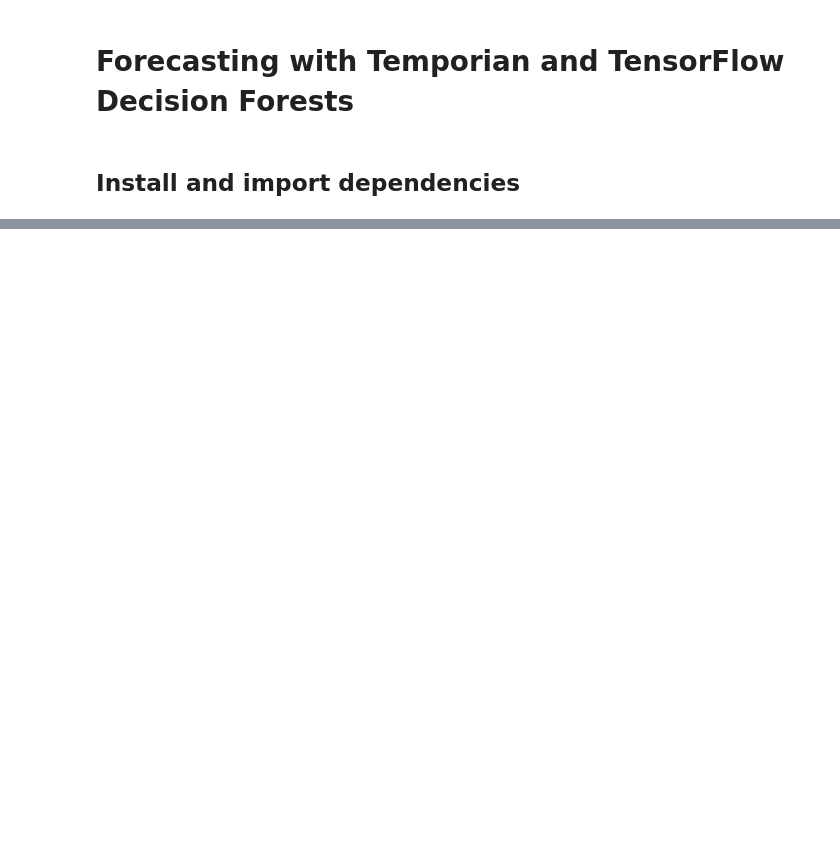
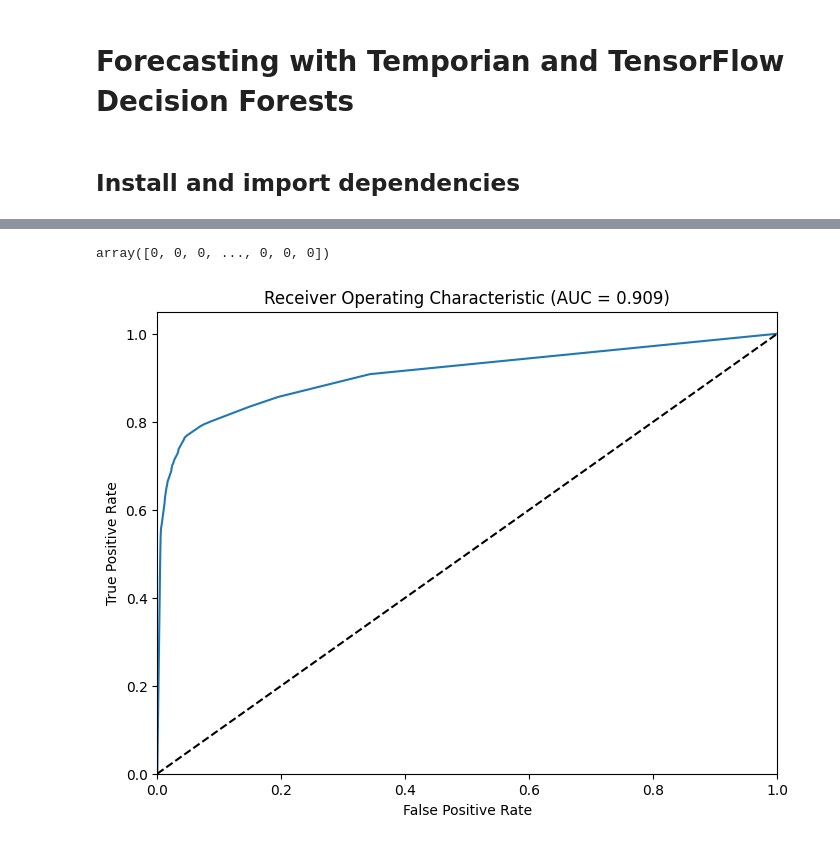
Before and after one commit to google/temporian, a Jupyter notebook: docs/src/tutorials/with_tensorflow_decision_forests.ipynb, the cells around one changed output, grey strips where cells are left out. Cells and saved outputs as stored; diff of their text form; code cells hidden in the pictures; blank space fills up the shorter version.

```diff
--- a/docs/src/tutorials/with_tensorflow_decision_forests.ipynb
+++ b/docs/src/tutorials/with_tensorflow_decision_forests.ipynb
@@ -185,0 +197,9 @@ The number of plots (4959) is larger than "options.max_num_plots=10". Only the f
+# %%
+dataset_train_pd = tp.to_pandas(augmented_dataset_train_tp)
+dataset_test_pd = tp.to_pandas(augmented_dataset_test_tp)
+
+print(f"Train example: {len(dataset_train_pd)}")
+print(f"Test example: {len(dataset_test_pd)}")
+
+dataset_train_tf = tfdf.keras.pd_dataframe_to_tf_dataset(dataset_train_pd, label="TX_FRAUD")
+dataset_test_tf = tfdf.keras.pd_dataframe_to_tf_dataset(dataset_test_pd, label="TX_FRAUD")
@@ -185,0 +213,6 @@ The number of plots (4959) is larger than "options.max_num_plots=10". Only the f
+# %%
+model = tfdf.keras.GradientBoostedTreesModel(features=[tfdf.keras.FeatureUsage("per_customer.moving_sum_frauds"),
+                                                       tfdf.keras.FeatureUsage("per_terminal.moving_sum_frauds"),
+                                                      ],
+                                             exclude_non_specified_features=True)
+model.fit(dataset_train_tf,verbose=1)
@@ -185,0 +250,4 @@ The number of plots (4959) is larger than "options.max_num_plots=10". Only the f
+# %%
+test_predictions = model.predict(dataset_test_tf)[:,0]
+
+test_predictions
@@ -185,0 +260,21 @@ The number of plots (4959) is larger than "options.max_num_plots=10". Only the f
+# %%
+test_labels = dataset_test_pd["TX_FRAUD"].values
+
+test_labels
+# %% [output]
+array([0, 0, 0, ..., 0, 0, 0])
+# %%
+fpr, tpr, thresholds = sk_metrics.roc_curve(test_labels, test_predictions)
+auc = sk_metrics.roc_auc_score(test_labels, test_predictions)
+
+plt.figure(figsize=(8, 6))
+plt.plot(fpr, tpr)
+plt.plot([0, 1], [0, 1], 'k--')
+plt.xlim([0.0, 1.0])
+plt.ylim([0.0, 1.05])
+plt.xlabel('False Positive Rate')
+plt.ylabel('True Positive Rate')
+plt.title('Receiver Operating Characteristic (AUC = %0.3f)'  % auc )
+plt.show()
+# %% [output]
+[figure, added]
```
Also changed, not shown: parts of 26 cells of this notebook, 4 other files.
